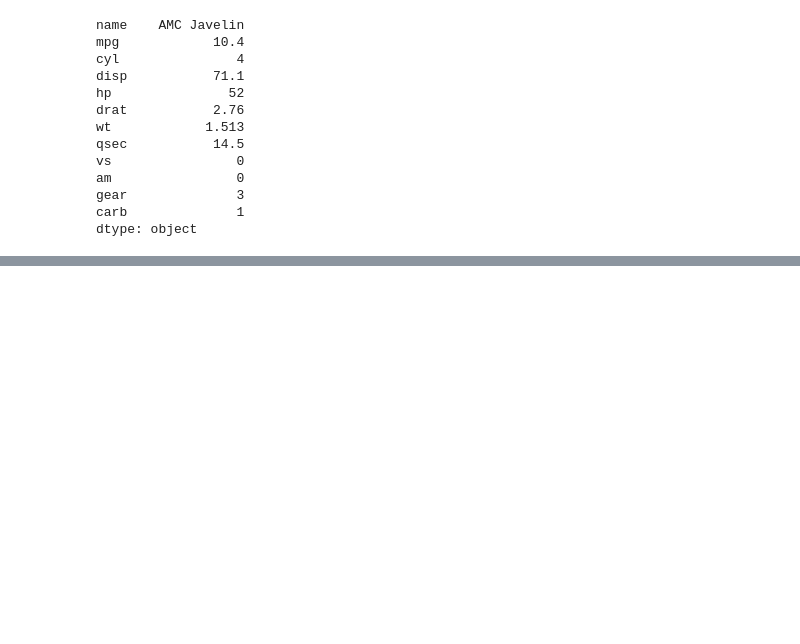
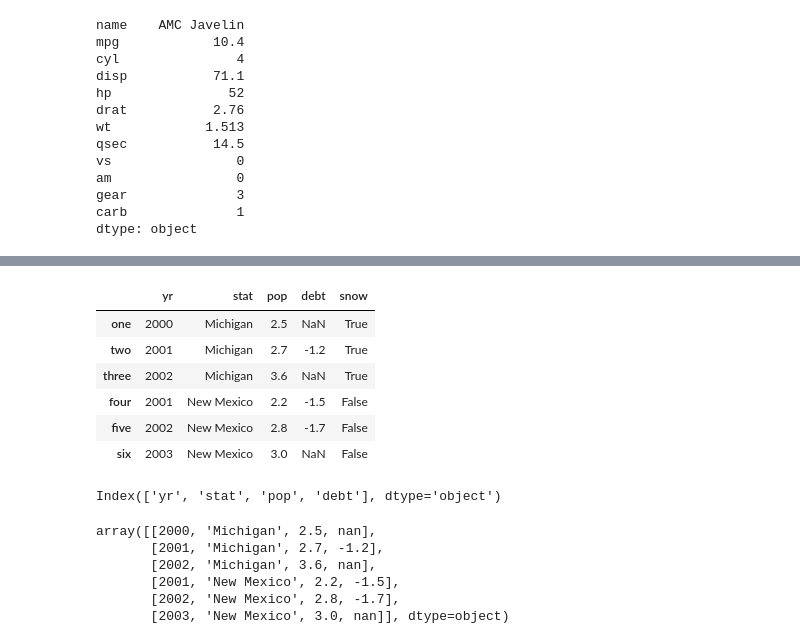
Before and after one commit to sundancezaf/PandasNotes, a Jupyter notebook: Commands.ipynb, the cells around one changed output, grey strips where cells are left out. Drawn from its saved outputs; the diff is of its cells as text; code cells hidden in the pictures; blank space fills up the shorter version.

```diff
--- a/Commands.ipynb
+++ b/Commands.ipynb
@@ -341,0 +362,6 @@ All manual cars:
+# %%
+# Construct with extra column, explicit index
+df2 = pd.DataFrame(dict, columns=['yr', 'stat', 'pop', 'debt'],
+                      index=['one', 'two', 'three', 'four',
+                             'five', 'six'])
+df2
@@ -341,0 +387,4 @@ All manual cars:
+# %%
+# assign values, all the same
+df2['debt'] = 16.5
+df2
@@ -341,0 +399,4 @@ All manual cars:
+# %%
+# assign a range of values
+df2['debt'] = np.arange(0.0,0.6,0.1)
+df2
@@ -341,0 +411,5 @@ All manual cars:
+# %%
+# assign a series to the column
+series_val = pd.Series([-1.2, -1.5, -1.7], index=['two', 'four', 'five'])
+df2['debt'] = series_val
+df2
@@ -341,0 +424,27 @@ All manual cars:
+# %%
+# add another column
+df2['snow'] = df2.stat == 'Michigan'
+df2
+# %% [output]
+|  | yr | stat | pop | debt | snow |
+| one | 2000 | Michigan | 2.5 | NaN | True |
+| two | 2001 | Michigan | 2.7 | -1.2 | True |
+| three | 2002 | Michigan | 3.6 | NaN | True |
+| four | 2001 | New Mexico | 2.2 | -1.5 | False |
+| five | 2002 | New Mexico | 2.8 | -1.7 | False |
+| six | 2003 | New Mexico | 3.0 | NaN | False |
+# %%
+# delete column
+del df2['snow']
+df2.columns
+# %% [output]
+Index(['yr', 'stat', 'pop', 'debt'], dtype='object')
+# %%
+df2.values
+# %% [output]
+array([[2000, 'Michigan', 2.5, nan],
+       [2001, 'Michigan', 2.7, -1.2],
+       [2002, 'Michigan', 3.6, nan],
+       [2001, 'New Mexico', 2.2, -1.5],
+       [2002, 'New Mexico', 2.8, -1.7],
+       [2003, 'New Mexico', 3.0, nan]], dtype=object)
```
Also changed, not shown: parts of 32 cells of this notebook.
